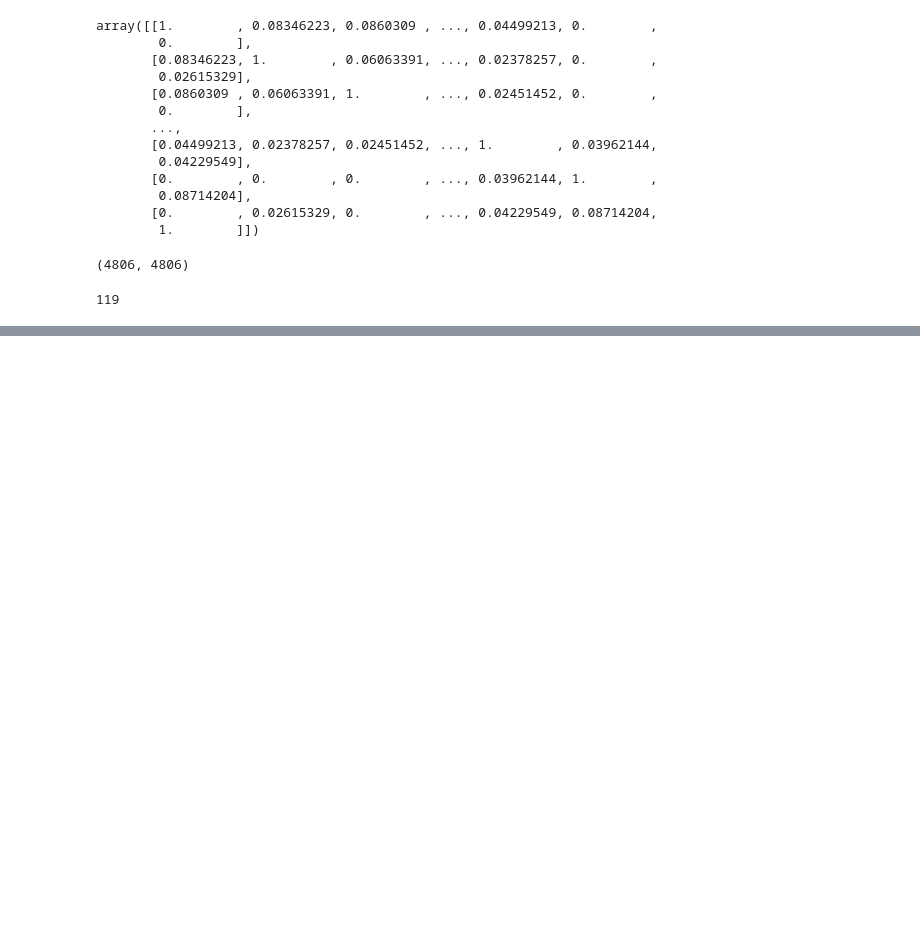
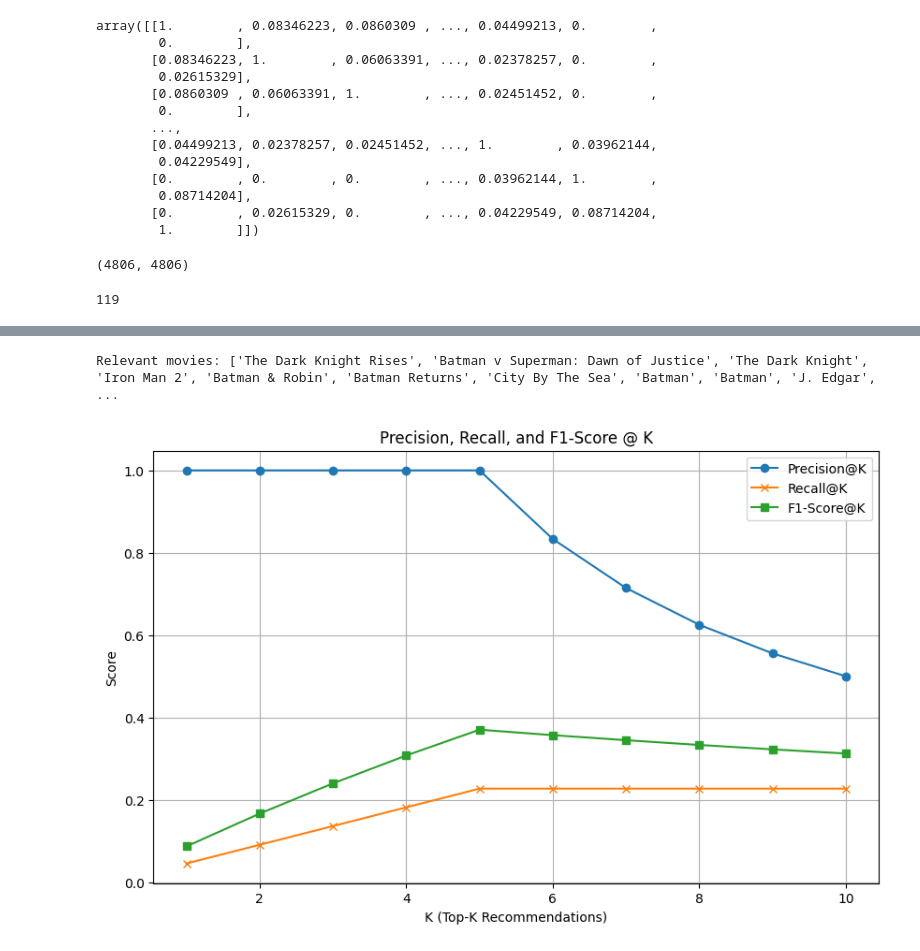
Before and after one commit to Nisargmodi3803/Movie-Recommendation-System, a Jupyter notebook: Movies-Recommendar-System.ipynb, the cells around one changed output, grey strips where cells are left out. Saved outputs shown, nothing was run; the diff lists cells and outputs as text; code cells hidden in the pictures; blank space fills up the shorter version.

Commit message:
Precision,Recall and F1 Score Graph

```diff
--- a/Movies-Recommendar-System.ipynb
+++ b/Movies-Recommendar-System.ipynb
@@ -452,0 +486,5 @@ def recall_at_k(recommended_movies, relevant_movies, k):
+# %%
+def f1_score_at_k(precision, recall):
+    if precision + recall == 0:
+        return 0
+    return 2 * (precision * recall) / (precision + recall)
@@ -453,3 +519,32 @@ def recall_at_k(recommended_movies, relevant_movies, k):
+# %%
+# recommended_movies = recommend('Avatar')
+recommended_movies = recommend('Batman Begins')
+# %%
+def get_relevant_movies(movie, similarity_threshold=0.7):
+    # Get the index of the target movie
+    movie_index = new_movies[new_movies['title'] == movie].index[0]
+
+    # Get the similarity scores for the target movie
+    similarity_scores = similarity[movie_index]
+
+    # Find movies with similarity above the threshold (excluding the movie itself)
+    relevant_movies = []
+    for idx, sim_score in enumerate(similarity_scores):
+        if sim_score > similarity_threshold and idx != movie_index:  # Exclude the movie itself
+            relevant_movies.append(new_movies.iloc[idx].title)
+
+    return relevant_movies
+# %%
+# relevant_movies = get_relevant_movies('Avatar', similarity_threshold=0.2)
+# print("Relevant movies:", relevant_movies)
+relevant_movies = get_relevant_movies('Batman Begins', similarity_threshold=0.25)
+print("Relevant movies:", relevant_movies)
+# %% [output]
+Relevant movies: ['The Dark Knight Rises', 'Batman v Superman: Dawn of Justice', 'The Dark Knight', 'Iron Man 2', 'Batman & Robin', 'Batman Returns', 'City By The Sea', 'Batman', 'Batman', 'J. Edgar', ...
+# %%
+plot_precision_recall(recommended_movies, relevant_movies, max_k=10)
+# %% [output]
+[figure, added]
 # %%
 import pickle
 pickle.dump(new_movies,open('movies.pkl','wb'))
```
Also changed, not shown: parts of 12 cells of this notebook.
